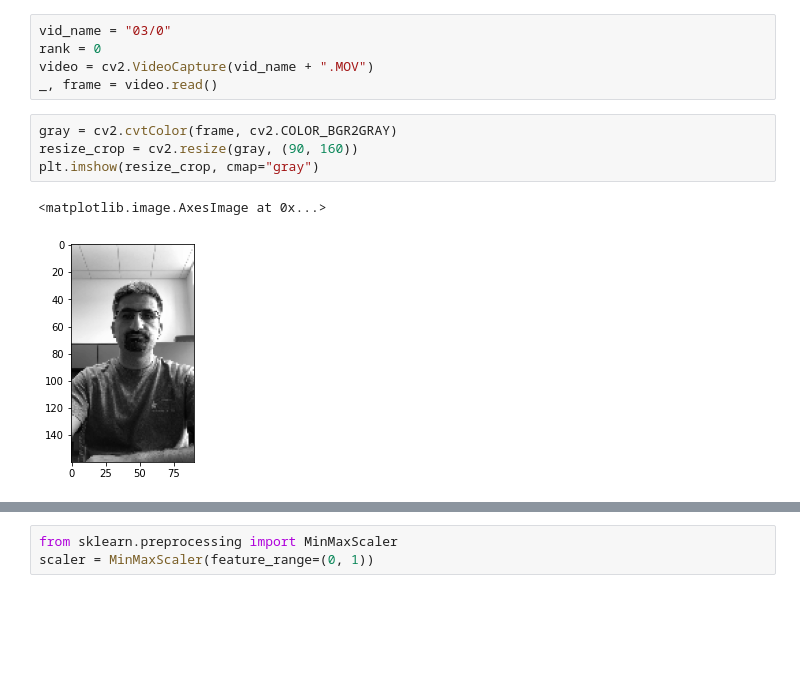
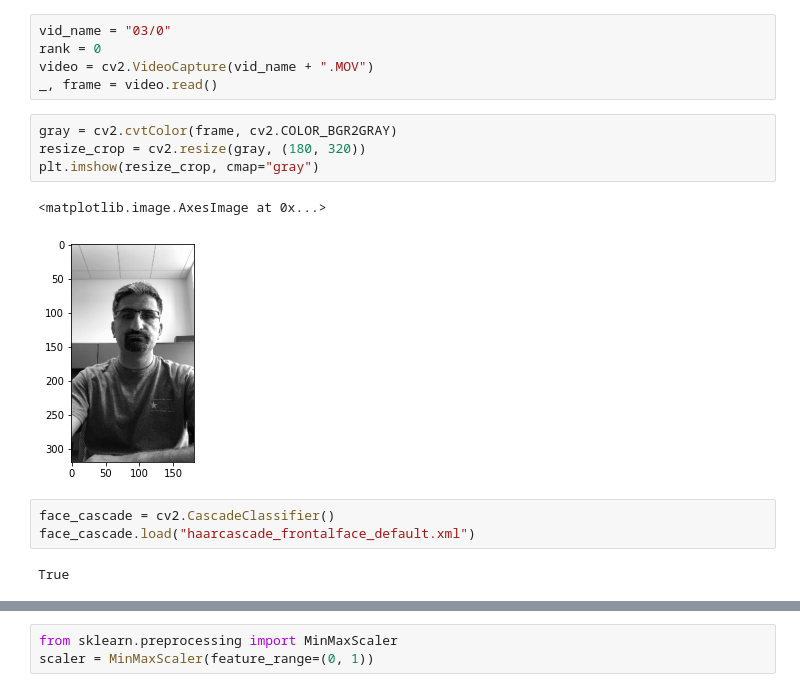
Before and after one commit to InspirAsianz/DrowsyDetection, a Jupyter notebook: ImagePreprocessing.ipynb, the cells around one changed output, grey strips where cells are left out. Drawn from its saved outputs; the diff is of its cells as text; blank space fills up the shorter version.

Commit message:
Face Data and Neural Network

```diff
--- a/ImagePreprocessing.ipynb
+++ b/ImagePreprocessing.ipynb
@@ -11,8 +11,13 @@ video = cv2.VideoCapture(vid_name + ".MOV")
 _, frame = video.read()
 # %%
 gray = cv2.cvtColor(frame, cv2.COLOR_BGR2GRAY)
-resize_crop = cv2.resize(gray, (90, 160))
+resize_crop = cv2.resize(gray, (180, 320))
 plt.imshow(resize_crop, cmap="gray")
 # %% [output]
 <matplotlib.image.AxesImage at 0x...>
-[figure, old version]
+[figure, new version]
+# %%
+face_cascade = cv2.CascadeClassifier()
+face_cascade.load("haarcascade_frontalface_default.xml")
+# %% [output]
+True
```
Also changed, not shown: parts of 5 cells of this notebook, 22 other files.
